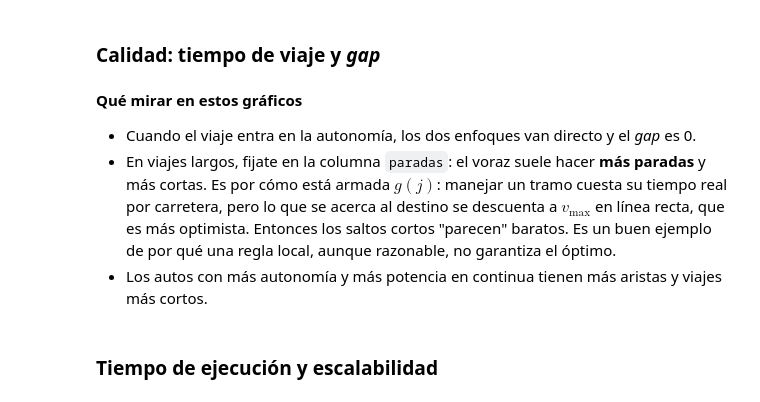
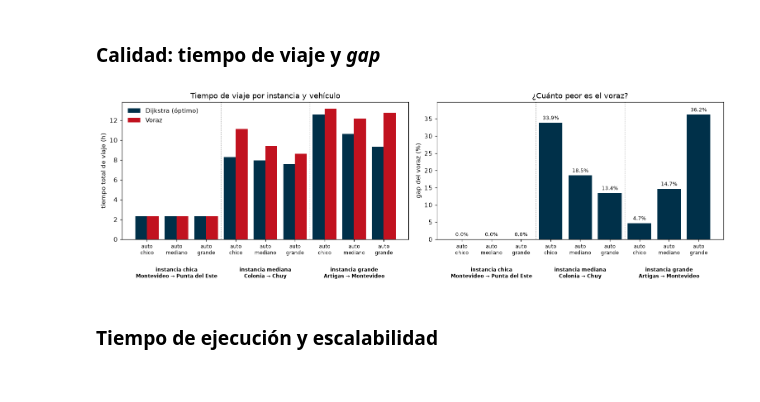
Before and after one commit to constanza-bonino/rutas-vehiculos-electricos-uy, a Jupyter notebook: rutas_ve_uruguay.ipynb, the cells around one changed output. Drawn from its saved outputs; the diff is of its cells as text; code cells hidden in the pictures.

```diff
--- a/rutas_ve_uruguay.ipynb
+++ b/rutas_ve_uruguay.ipynb
@@ -971,33 +1046,36 @@ print("Casos donde el voraz no encontró ruta aunque existía:", sin_sol or "nin
 # %%
 piv = resultados.pivot_table(index=["instancia", "vehículo"], columns="enfoque",
                              values="tiempo viaje (h)", sort=False)
 fig, axs = plt.subplots(1, 2, figsize=(14, 4.5))
 
 x = np.arange(len(piv))
 axs[0].bar(x - 0.2, piv["Dijkstra"], 0.4, label="Dijkstra (óptimo)")
 axs[0].bar(x + 0.2, piv["Voraz"], 0.4, label="Voraz")
-axs[0].set_xticks(x, [f"{i}\n{v}" for i, v in piv.index], fontsize=8)
 axs[0].set_ylabel("tiempo total de viaje (h)"); axs[0].legend(frameon=False)
 axs[0].set_title("Tiempo de viaje por instancia y vehículo")
 
 gaps = resultados[resultados.enfoque == "Voraz"].set_index(["instancia", "vehículo"])["gap (%)"]
 axs[1].bar(x, gaps.reindex(piv.index).fillna(0))
 for k, gval in enumerate(gaps.reindex(piv.index)):
     axs[1].annotate("sin\nsolución" if np.isnan(gval) else f"{gval:.1f}%", (k, 0 if np.isnan(gval) else gval),
                     ha="center", va="bottom", fontsize=8, xytext=(0, 3), textcoords="offset points")
-axs[1].set_xticks(x, [f"{i}\n{v}" for i, v in piv.index], fontsize=8)
 axs[1].set_ylabel("gap del voraz (%)"); axs[1].set_title("¿Cuánto peor es el voraz?")
+axs[1].margins(y=0.1)   # lugar arriba para el número de la barra más alta
+
+# Eje x: cada barra es un auto; debajo, la instancia (el viaje) que agrupa a esos tres autos
+instancia_de = piv.index.get_level_values(0)
+for ax in axs:
+    ax.set_xticks(x, [f"auto\n{v}" for _, v in piv.index], fontsize=8)
+    for I in INSTANCIAS:
+        pos = x[instancia_de == I.nombre]
+        ax.text(pos.mean(), -0.2, f"instancia {I.nombre}\n{I.origen} → {I.destino}",
+                transform=ax.get_xaxis_transform(), ha="center", va="top",
+                fontsize=8, fontweight="bold")
+        if pos.max() < x.max():
+            ax.axvline(pos.max() + 0.5, color="gray", lw=0.8, ls=":")   # separa instancias
 plt.tight_layout(); guardar("calidad")
+# %% [output]
+[figure, added]
-# %% [markdown]
-**Qué mirar en estos gráficos**
-
-- Cuando el viaje entra en la autonomía, los dos enfoques van directo y el *gap* es 0.
-- En viajes largos, fijate en la columna `paradas`: el voraz suele hacer **más paradas**
-  y más cortas. Es por cómo está armada $g(j)$: manejar un tramo cuesta su tiempo real por
-  carretera, pero lo que se acerca al destino se descuenta a $v_{\max}$ en línea recta, que es
-  más optimista. Entonces los saltos cortos "parecen" baratos. Es un buen ejemplo de por qué una
-  regla local, aunque razonable, no garantiza el óptimo.
-- Los autos con más autonomía y más potencia en continua tienen más aristas y viajes más cortos.
 # %% [markdown]
 ### Tiempo de ejecución y escalabilidad
 # %%
```
Also changed, not shown: parts of 20 cells of this notebook, 9 other files.
